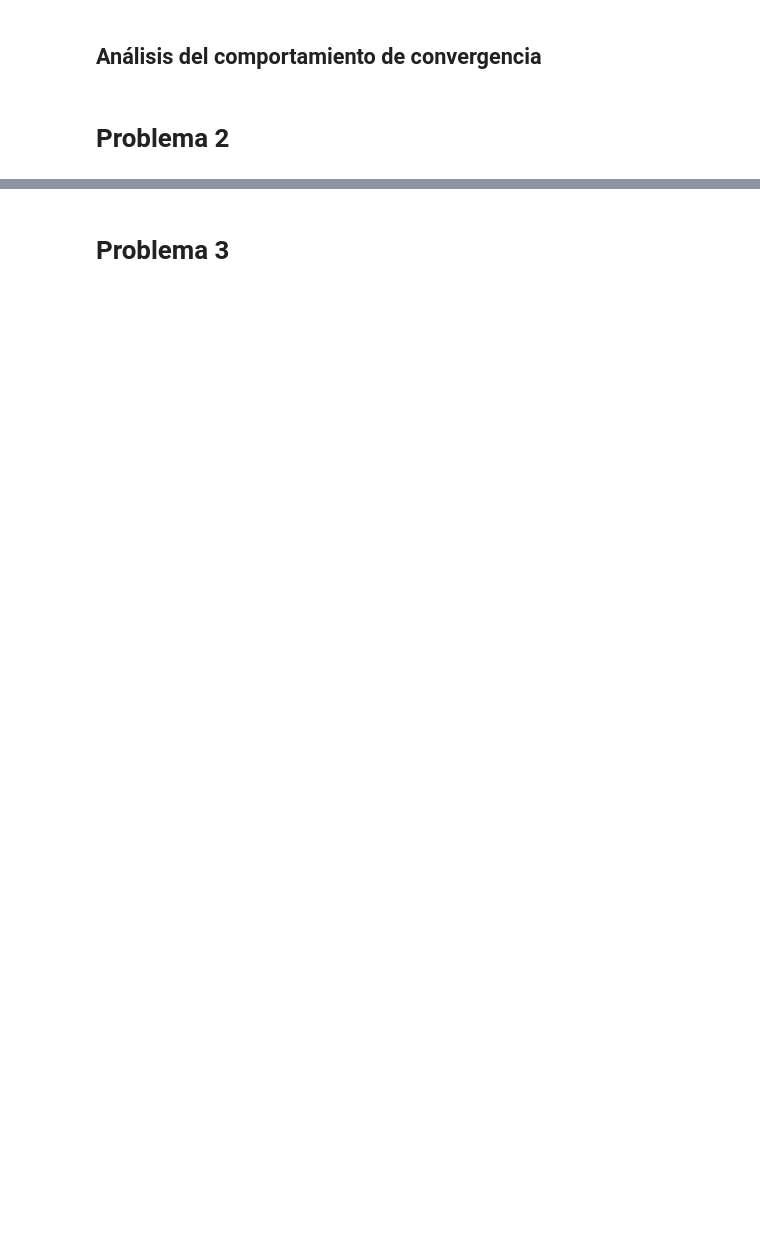
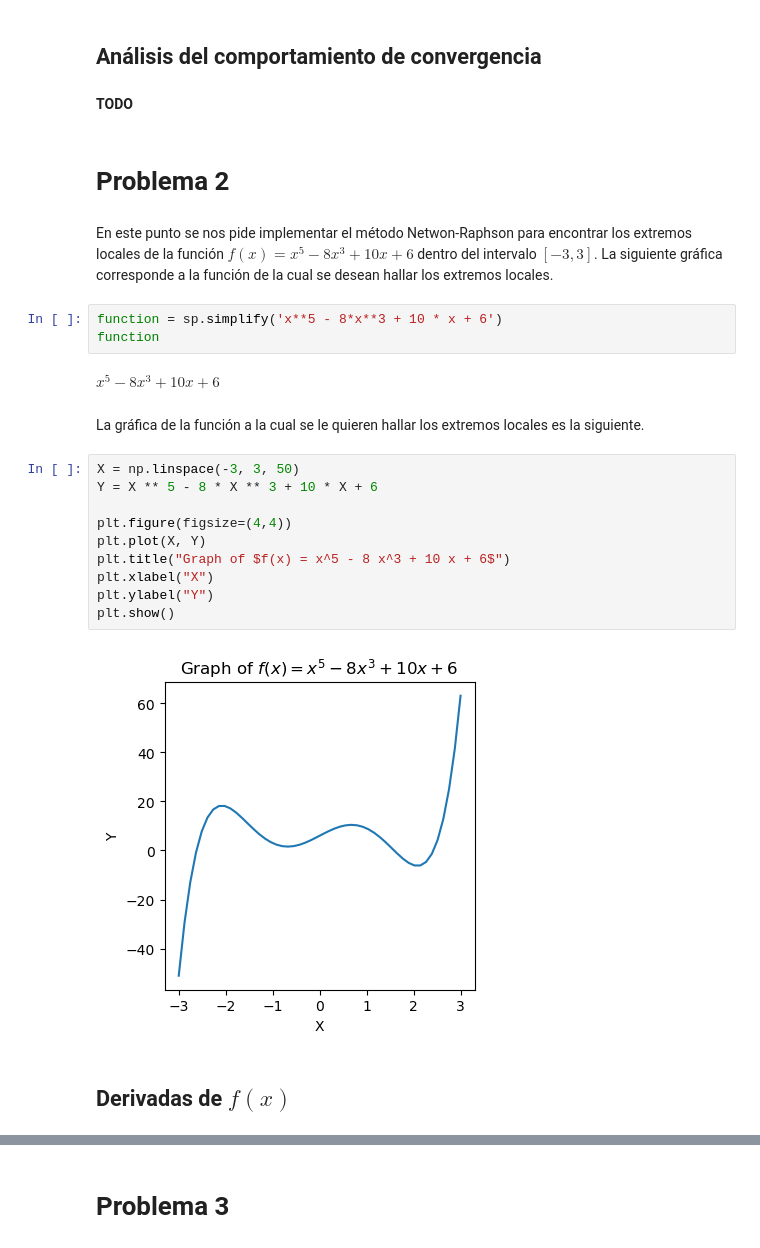
Before and after one commit to j4vierb/mos-labs, a Jupyter notebook: labs/lab3/entrega_lab3.ipynb, the cells around one changed output, grey strips where cells are left out. Cells and saved outputs as stored; diff of their text form; blank space fills up the shorter version.

```diff
--- a/labs/lab3/entrega_lab3.ipynb
+++ b/labs/lab3/entrega_lab3.ipynb
@@ -107,4 +169,29 @@ minimum = [newton_raphson(0, 1e-6, 100, alpha, function) for alpha in alphas]
 # %% [markdown]
 ## Análisis del comportamiento de convergencia
+# %% [markdown]
+**TODO**
 # %% [markdown]
 # Problema 2
+# %% [markdown]
+En este punto se nos pide implementar el método Netwon-Raphson para encontrar los extremos locales de la función $f(x) = x^5 - 8x^3 + 10x +6$ dentro del intervalo $[-3, 3]$. La siguiente gráfica corresponde a la función de la cual se desean hallar los extremos locales.
+# %%
+function = sp.simplify('x**5 - 8*x**3 + 10 * x + 6')
+function
+# %% [output]
+$\displaystyle x^{5} - 8 x^{3} + 10 x + 6$
+# %% [markdown]
+La gráfica de la función a la cual se le quieren hallar los extremos locales es la siguiente.
+# %%
+X = np.linspace(-3, 3, 50)
+Y = X ** 5 - 8 * X ** 3 + 10 * X + 6
+
+plt.figure(figsize=(4,4))
+plt.plot(X, Y)
+plt.title("Graph of $f(x) = x^5 - 8 x^3 + 10 x + 6$")
+plt.xlabel("X")
+plt.ylabel("Y")
+plt.show()
+# %% [output]
+[figure, added]
+# %% [markdown]
+## Derivadas de $f(x)$
```
Also changed, not shown: parts of 56 cells of this notebook.
